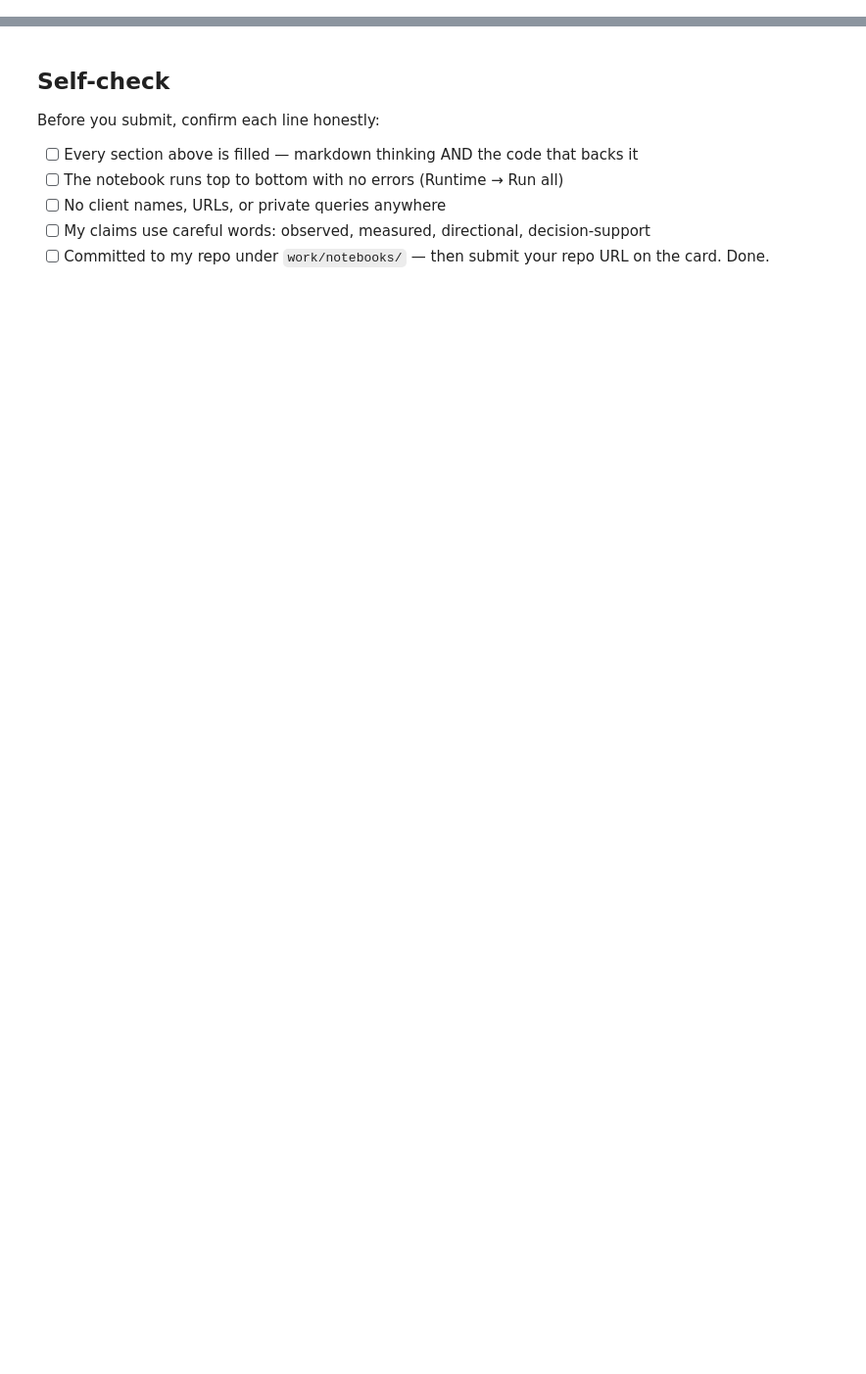
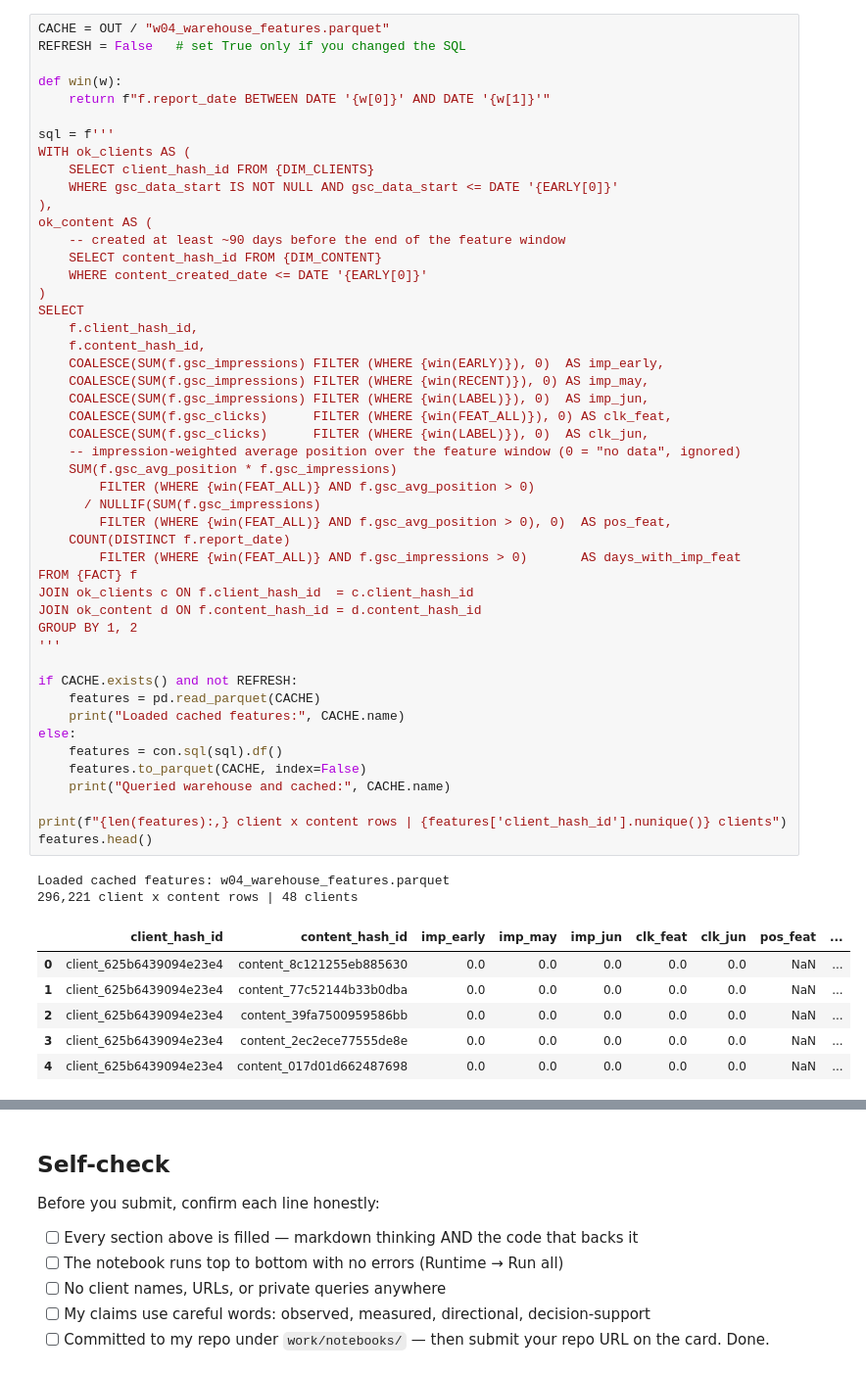
Before and after one commit to LukasDjuric/FlyRank_intership, a Jupyter notebook: work/notebooks/w04_baseline_score.ipynb, the cells around one changed output, grey strips where cells are left out. Shown at 98% size. Drawn from its saved outputs; the diff is of its cells as text; blank space fills up the shorter version.

```diff
--- a/work/notebooks/w04_baseline_score.ipynb
+++ b/work/notebooks/w04_baseline_score.ipynb
@@ -84,0 +169,57 @@ CTR jasno opada kako se pozicija pogoršava (top_3/page_1 imaju znatno viši CTR
+# %%
+CACHE = OUT / "w04_warehouse_features.parquet"
+REFRESH = False   # set True only if you changed the SQL
+
+def win(w):
+    return f"f.report_date BETWEEN DATE '{w[0]}' AND DATE '{w[1]}'"
+
+sql = f'''
+WITH ok_clients AS (
+    SELECT client_hash_id FROM {DIM_CLIENTS}
+    WHERE gsc_data_start IS NOT NULL AND gsc_data_start <= DATE '{EARLY[0]}'
+),
+ok_content AS (
+    -- created at least ~90 days before the end of the feature window
+    SELECT content_hash_id FROM {DIM_CONTENT}
+    WHERE content_created_date <= DATE '{EARLY[0]}'
+)
+SELECT
+    f.client_hash_id,
+    f.content_hash_id,
+    COALESCE(SUM(f.gsc_impressions) FILTER (WHERE {win(EARLY)}), 0)  AS imp_early,
+    COALESCE(SUM(f.gsc_impressions) FILTER (WHERE {win(RECENT)}), 0) AS imp_may,
+    COALESCE(SUM(f.gsc_impressions) FILTER (WHERE {win(LABEL)}), 0)  AS imp_jun,
+    COALESCE(SUM(f.gsc_clicks)      FILTER (WHERE {win(FEAT_ALL)}), 0) AS clk_feat,
+    COALESCE(SUM(f.gsc_clicks)      FILTER (WHERE {win(LABEL)}), 0)  AS clk_jun,
+    -- impression-weighted average position over the feature window (0 = "no data", ignored)
+    SUM(f.gsc_avg_position * f.gsc_impressions)
+        FILTER (WHERE {win(FEAT_ALL)} AND f.gsc_avg_position > 0)
+      / NULLIF(SUM(f.gsc_impressions)
+        FILTER (WHERE {win(FEAT_ALL)} AND f.gsc_avg_position > 0), 0)  AS pos_feat,
+    COUNT(DISTINCT f.report_date)
+        FILTER (WHERE {win(FEAT_ALL)} AND f.gsc_impressions > 0)       AS days_with_imp_feat
+FROM {FACT} f
+JOIN ok_clients c ON f.client_hash_id  = c.client_hash_id
+JOIN ok_content d ON f.content_hash_id = d.content_hash_id
+GROUP BY 1, 2
+'''
+
+if CACHE.exists() and not REFRESH:
+    features = pd.read_parquet(CACHE)
+    print("Loaded cached features:", CACHE.name)
+else:
+    features = con.sql(sql).df()
+    features.to_parquet(CACHE, index=False)
+    print("Queried warehouse and cached:", CACHE.name)
+
+print(f"{len(features):,} client x content rows | {features['client_hash_id'].nunique()} clients")
+features.head()
+# %% [output]
+Loaded cached features: w04_warehouse_features.parquet
+296,221 client x content rows | 48 clients
+|  | client_hash_id | content_hash_id | imp_early | imp_may | imp_jun | clk_feat | clk_jun | pos_feat | ... |
+| 0 | client_625b6439094e23e4 | content_8c121255eb885630 | 0.0 | 0.0 | 0.0 | 0.0 | 0.0 | NaN | ... |
+| 1 | client_625b6439094e23e4 | content_77c52144b33b0dba | 0.0 | 0.0 | 0.0 | 0.0 | 0.0 | NaN | ... |
+| 2 | client_625b6439094e23e4 | content_39fa7500959586bb | 0.0 | 0.0 | 0.0 | 0.0 | 0.0 | NaN | ... |
+| 3 | client_625b6439094e23e4 | content_2ec2ece77555de8e | 0.0 | 0.0 | 0.0 | 0.0 | 0.0 | NaN | ... |
+| 4 | client_625b6439094e23e4 | content_017d01d662487698 | 0.0 | 0.0 | 0.0 | 0.0 | 0.0 | NaN | ... |
```
Also changed, not shown: parts of 38 cells of this notebook.
